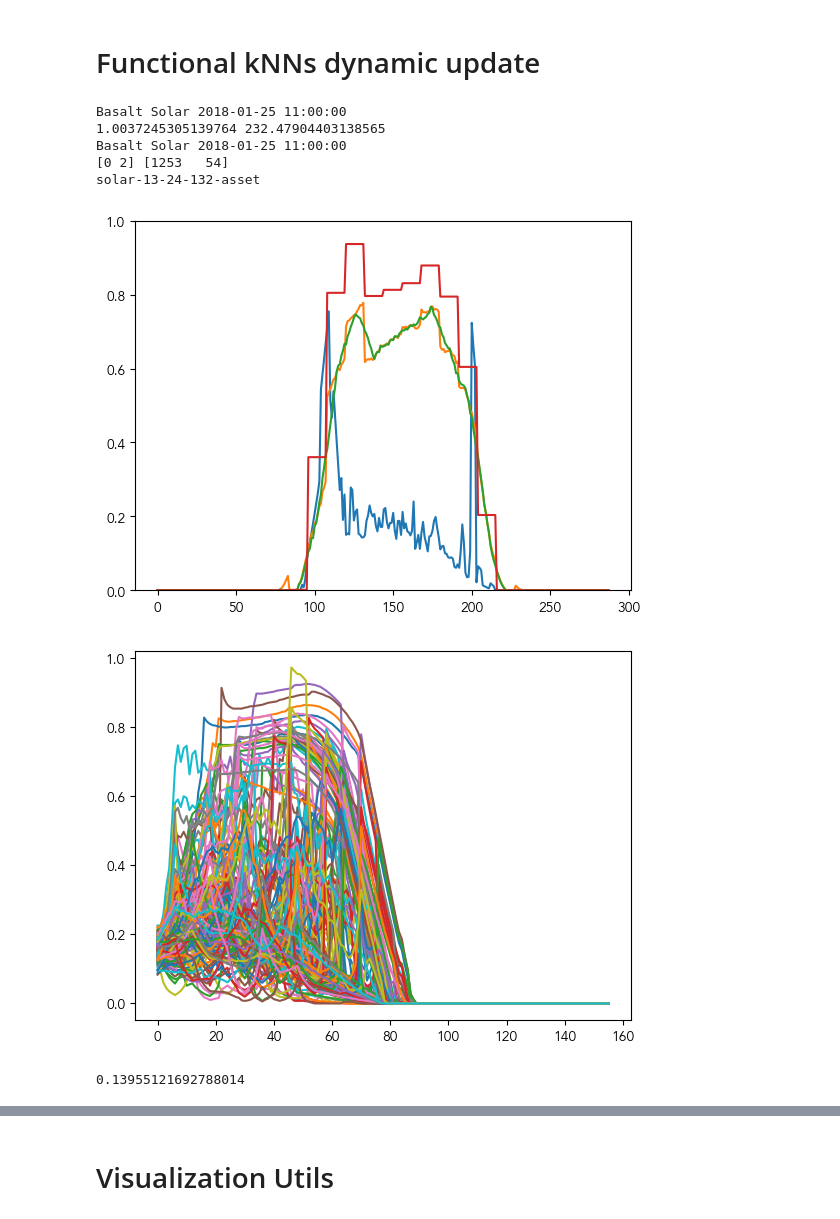
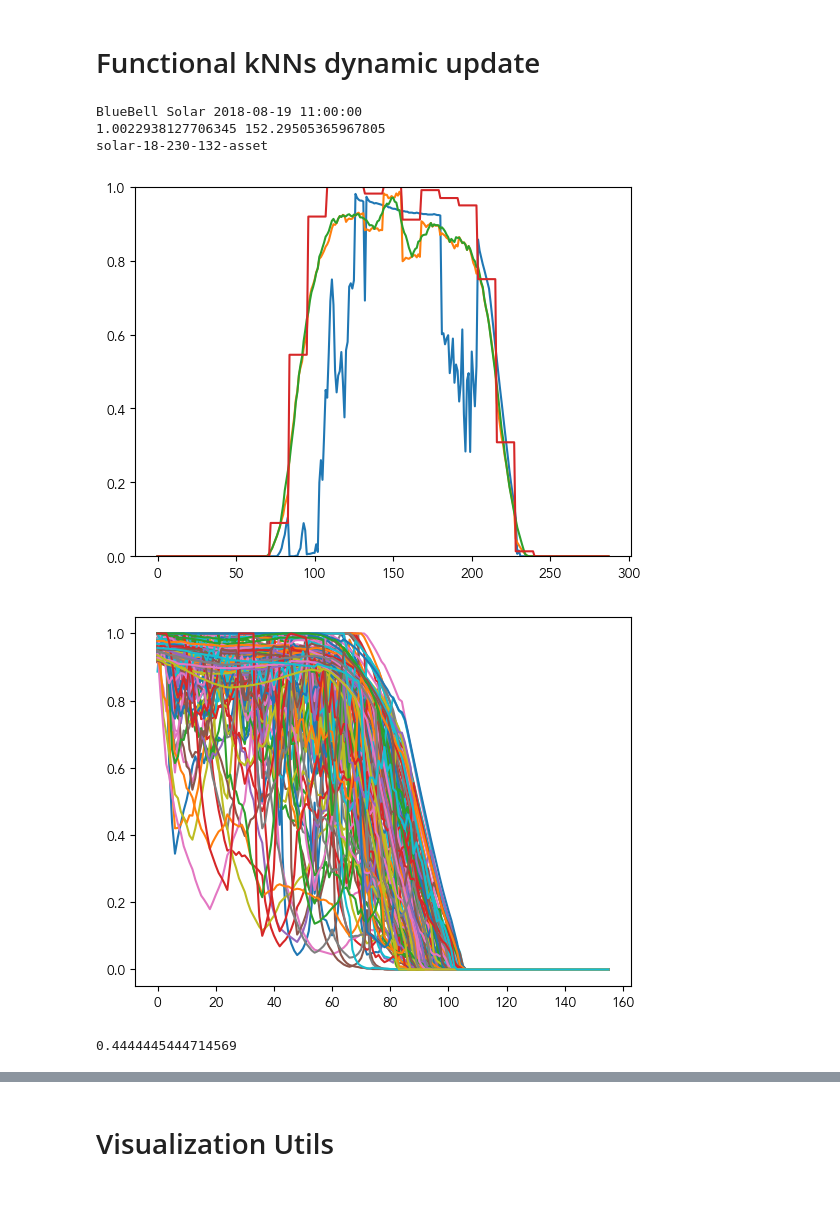
Before and after one commit to gterren/functional_forecast_dynamic_update, a Jupyter notebook: notebooks/solar_asset_ffc_viz.ipynb, the cells around one changed output, grey strips where cells are left out. Saved outputs shown, nothing was run; the diff lists cells and outputs as text; code cells hidden in the pictures.

```diff
--- a/notebooks/solar_asset_ffc_viz.ipynb
+++ b/notebooks/solar_asset_ffc_viz.ipynb
@@ -110,7 +107,8 @@ exp_description="unbiased-025-3"
 _init = {120: 3, 144: 3, 168: 1}
 
 exp_description="unbiased-025-6"
-_init = {120: 1, 144: 1, 168: 1}
+#_init = {120: 4, 132: 4, 144: 2, 168: 3}
+_init = {120: 4, 132: 2, 144: 2, 168: 3}
 
 hyper_, envelope_ = loader.hyperparameters(
     _init,
@@ -178,8 +176,10 @@ print(df_fmt)
 # %% [markdown]
 # Functional kNNs dynamic update
 # %%
-day = 24
-asset = 13
+#18/219
+#18/230
+day = 230
+asset = 18
 interval = 132
 
 _fdu = functional_dynamic_update(
@@ -214,47 +214,42 @@ M_ = _fdu.predict(
     nu = get_hyper(hyper_, 'nu', interval),
     kappa_0 = get_hyper(hyper_, 'kappa_0', interval),
     kappa = get_hyper(hyper_, 'kappa', interval),
-    p_fusion = get_hyper(hyper_, 'p_fusion', interval)
+    p_fusion = get_hyper(hyper_, 'p_fusion', interval),
 )
 print(np.exp(_fdu.xi), _fdu.r)
-x_, y_ = np.unique(_fdu.arg_fed_[_fdu.idx_fed_], return_counts=True)
-print(_fdu.name, _fdu.date)
-print(x_, y_)
 
 # Plotting variables
 e_ = E_ts_[day, :, asset]
 e_lin_ = E_ts_lin_[day, :, asset]
 e_biased_ = E_ts_biased_[day, :, asset]
 f_ = F_ts_[day, :interval, asset]
 f_hat_ = F_ts_[day, interval:, asset]
 x_ts_ = X_ts_[asset, :]
 
 file_name = f"{resource}-{asset}-{day}-{interval}-asset"
 print(file_name)
 
 plt.figure()
 plt.plot(F_ts_[day, :, asset])
 plt.plot(e_)
 plt.plot(e_lin_)
 plt.plot(e_biased_)
 plt.ylim(0, 1)
 plt.show()
 
 plt.figure()
 plt.plot(M_.T)
 plt.show()
 print(M_.mean())
 # Bluebonnet Solar
 # BlueBell Solar
 # %% [output]
-Basalt Solar 2018-01-25 11:00:00
-1.0037245305139764 232.47904403138565
-Basalt Solar 2018-01-25 11:00:00
-[0 2] [1253   54]
-solar-13-24-132-asset
+BlueBell Solar 2018-08-19 11:00:00
+1.0022938127706345 152.29505365967805
+solar-18-230-132-asset
-[figure, old version]
+[figure, new version]
-[figure, old version]
+[figure, new version]
-0.13955121692788014
+0.4444445444714569
 # %%
 # Calculate confidence intervals from Directional Quantiles
 alpha_ = [0.1, 0.2, 0.3, 0.4]
```
Also changed, not shown: parts of 17 cells of this notebook, 18 other files.
